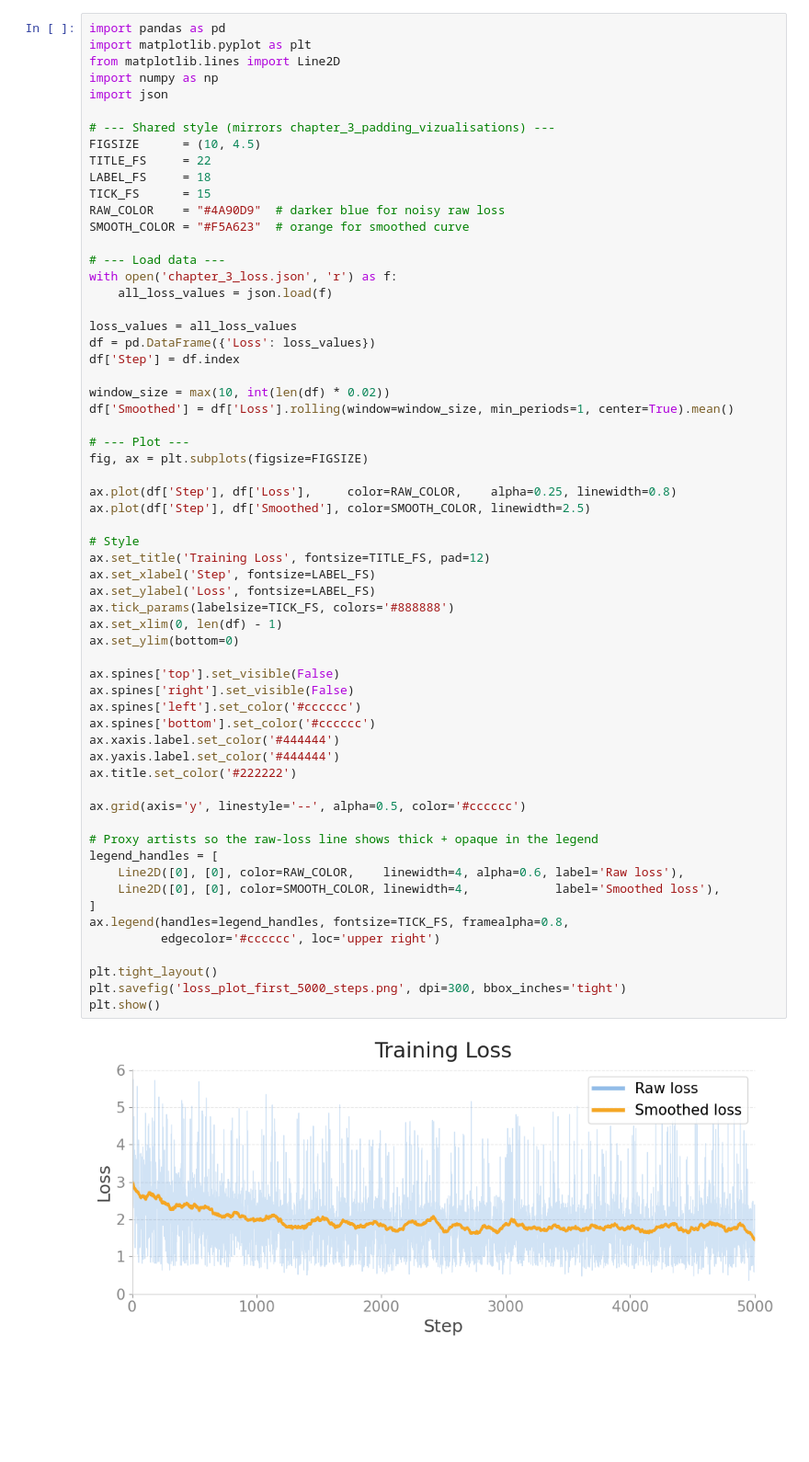
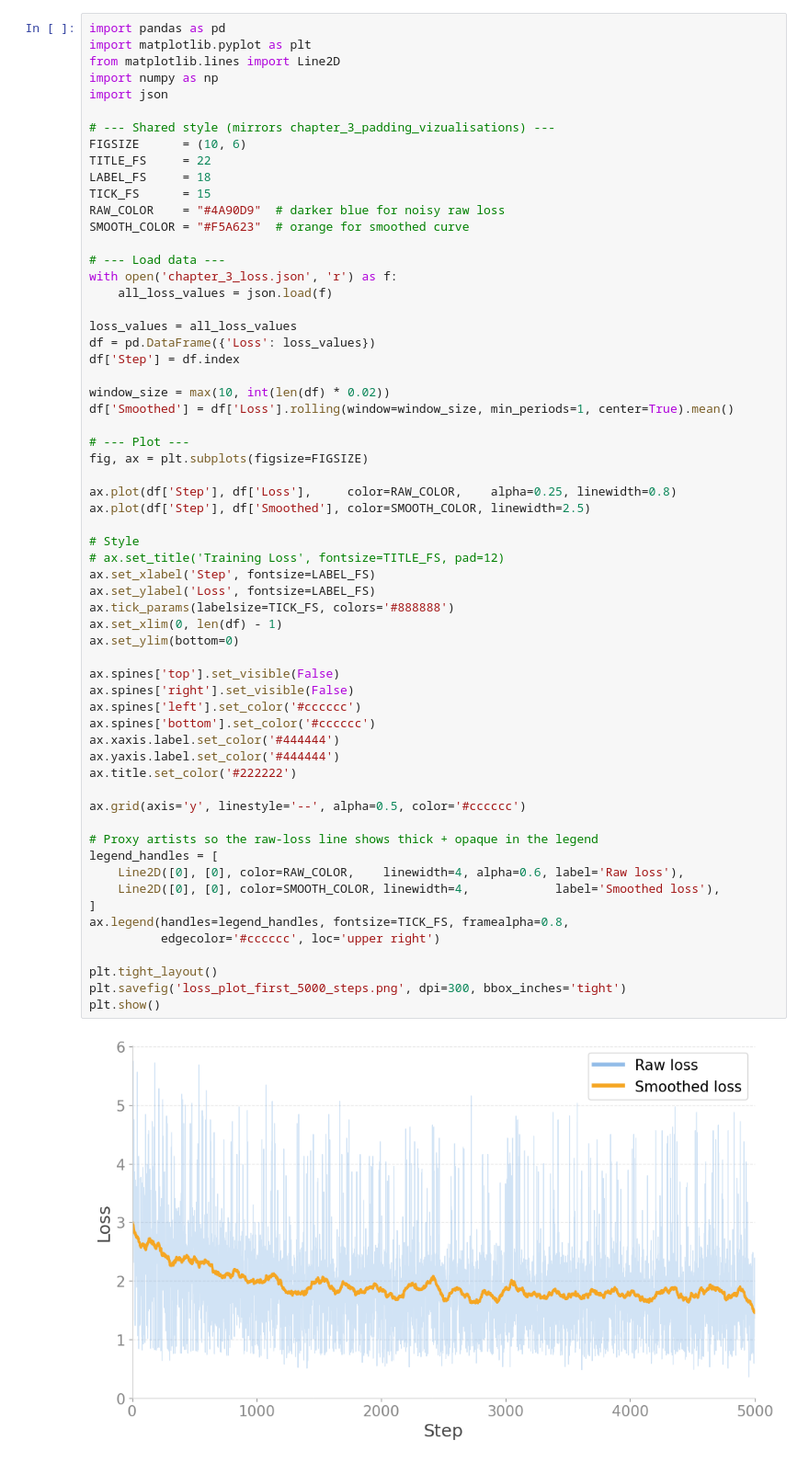
Before and after one commit to vlm-book/notebooks, a Jupyter notebook: Chapter 3/chapter_3_loss_vizualisation.ipynb, the cells around one changed output. Shown at 92% size. Drawn from its saved outputs; the diff is of its cells as text; blank space fills up the shorter version.

Commit message:
improved plots chapter 3

```diff
--- a/Chapter 3/chapter_3_loss_vizualisation.ipynb
+++ b/Chapter 3/chapter_3_loss_vizualisation.ipynb
@@ -6,7 +6,7 @@ import numpy as np
 import json
 
 # --- Shared style (mirrors chapter_3_padding_vizualisations) ---
-FIGSIZE      = (10, 4.5)
+FIGSIZE      = (10, 6)
 TITLE_FS     = 22
 LABEL_FS     = 18
 TICK_FS      = 15
@@ -31,36 +31,36 @@ ax.plot(df['Step'], df['Loss'],     color=RAW_COLOR,    alpha=0.25, linewidth=0.
 ax.plot(df['Step'], df['Smoothed'], color=SMOOTH_COLOR, linewidth=2.5)
 
 # Style
-ax.set_title('Training Loss', fontsize=TITLE_FS, pad=12)
+# ax.set_title('Training Loss', fontsize=TITLE_FS, pad=12)
 ax.set_xlabel('Step', fontsize=LABEL_FS)
 ax.set_ylabel('Loss', fontsize=LABEL_FS)
 ax.tick_params(labelsize=TICK_FS, colors='#888888')
 ax.set_xlim(0, len(df) - 1)
 ax.set_ylim(bottom=0)
 
 ax.spines['top'].set_visible(False)
 ax.spines['right'].set_visible(False)
 ax.spines['left'].set_color('#cccccc')
 ax.spines['bottom'].set_color('#cccccc')
 ax.xaxis.label.set_color('#444444')
 ax.yaxis.label.set_color('#444444')
 ax.title.set_color('#222222')
 
 ax.grid(axis='y', linestyle='--', alpha=0.5, color='#cccccc')
 
 # Proxy artists so the raw-loss line shows thick + opaque in the legend
 legend_handles = [
     Line2D([0], [0], color=RAW_COLOR,    linewidth=4, alpha=0.6, label='Raw loss'),
     Line2D([0], [0], color=SMOOTH_COLOR, linewidth=4,            label='Smoothed loss'),
 ]
 ax.legend(handles=legend_handles, fontsize=TICK_FS, framealpha=0.8,
           edgecolor='#cccccc', loc='upper right')
 
 plt.tight_layout()
 plt.savefig('loss_plot_first_5000_steps.png', dpi=300, bbox_inches='tight')
 plt.show()
 # %% [output]
-[figure, old version]
+[figure, new version]
 # %%
 import pandas as pd
 import matplotlib.pyplot as plt
```
Also changed, not shown: parts of 1 cell of this notebook, 4 other files.
